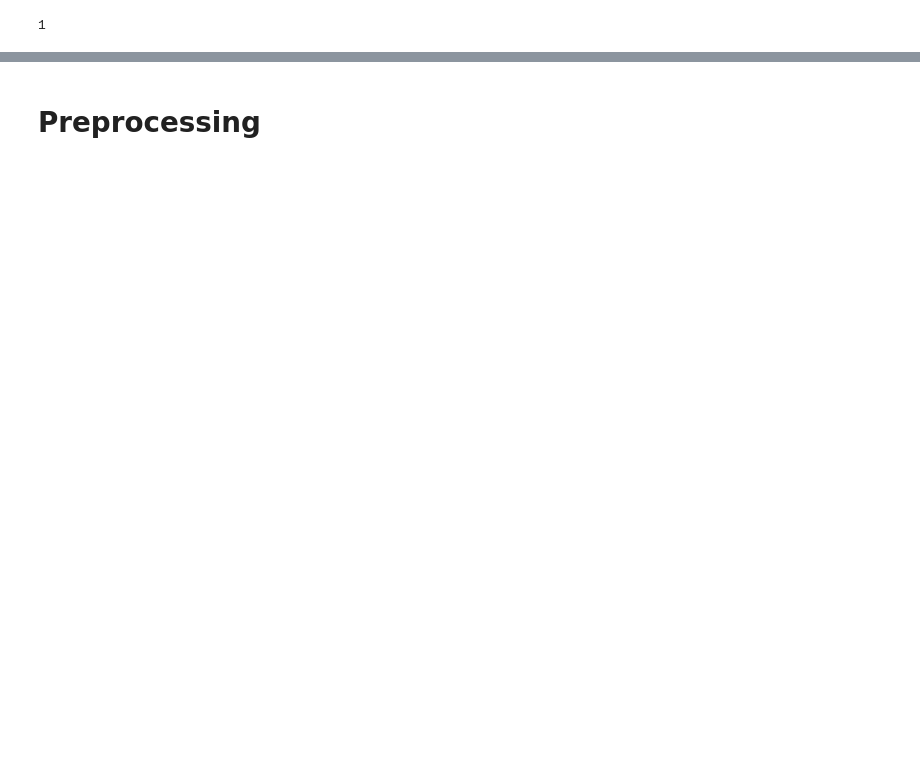
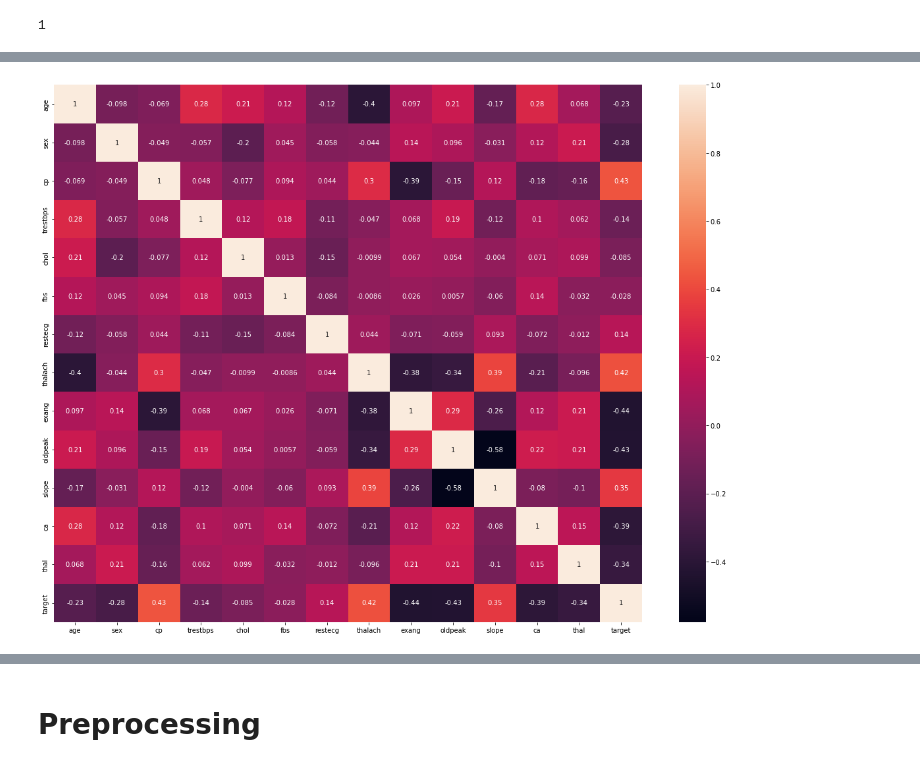
Before and after one commit to lorenzlorg/Big-Data-MAPR-project, a Jupyter notebook: Predizione di malattie cardiache.ipynb, the cells around one changed output, grey strips where cells are left out. Saved outputs shown, nothing was run; the diff lists cells and outputs as text; code cells hidden in the pictures; blank space fills up the shorter version.

```diff
--- a/Predizione di malattie cardiache.ipynb
+++ b/Predizione di malattie cardiache.ipynb
@@ -121,14 +184,12 @@ plt.show()
 # %%
-# Calcolo della correlazione
-df.corr()
-
-
 # Visualizzazione della correlazione
-sns.heatmap(df.corr())
 
 f, ax = plt.subplots(figsize=(20,15))
+sns.heatmap(df.corr(), annot=True);
 
-sns.heatmap(df.corr(), annot=True);
+# the propensity of developing heart disease is a result of a conjunction of factors.
+# %% [output]
+[figure, added]
 # %%
 # correlazione variabili con la variabile target
 sns.set_context('notebook',font_scale = 2.3)
```
Also changed, not shown: parts of 47 cells of this notebook, 1 other file.
